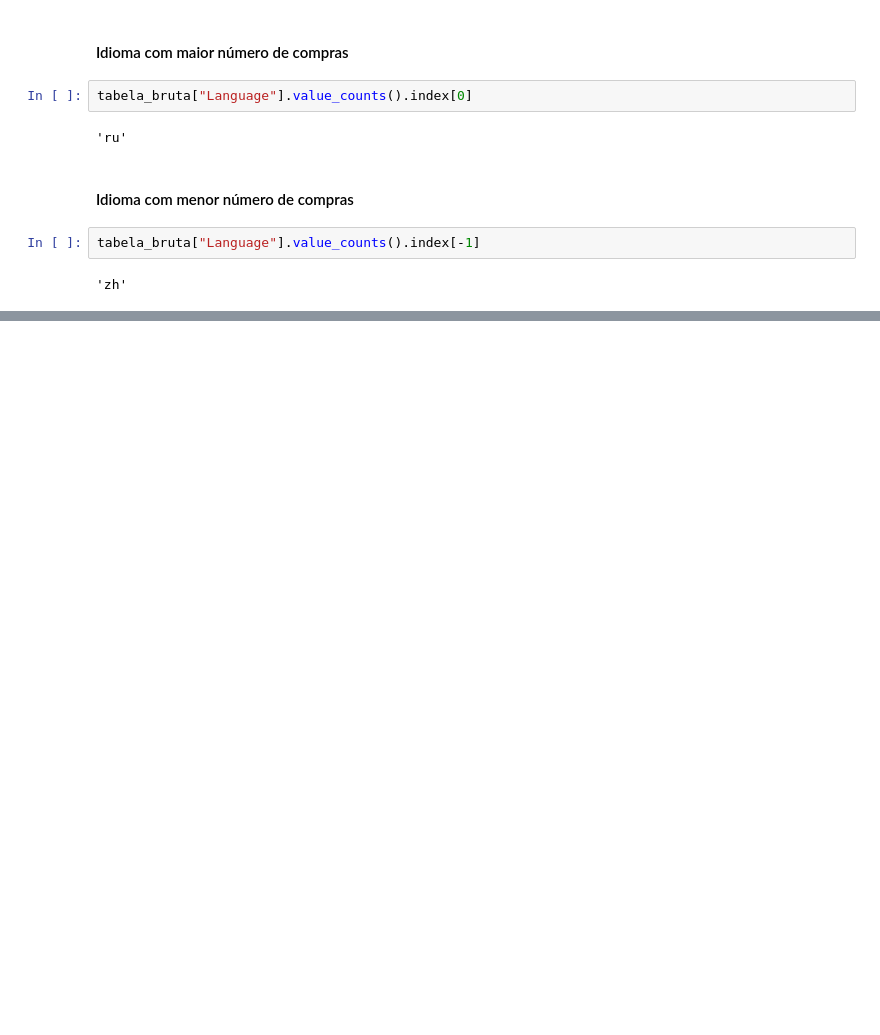
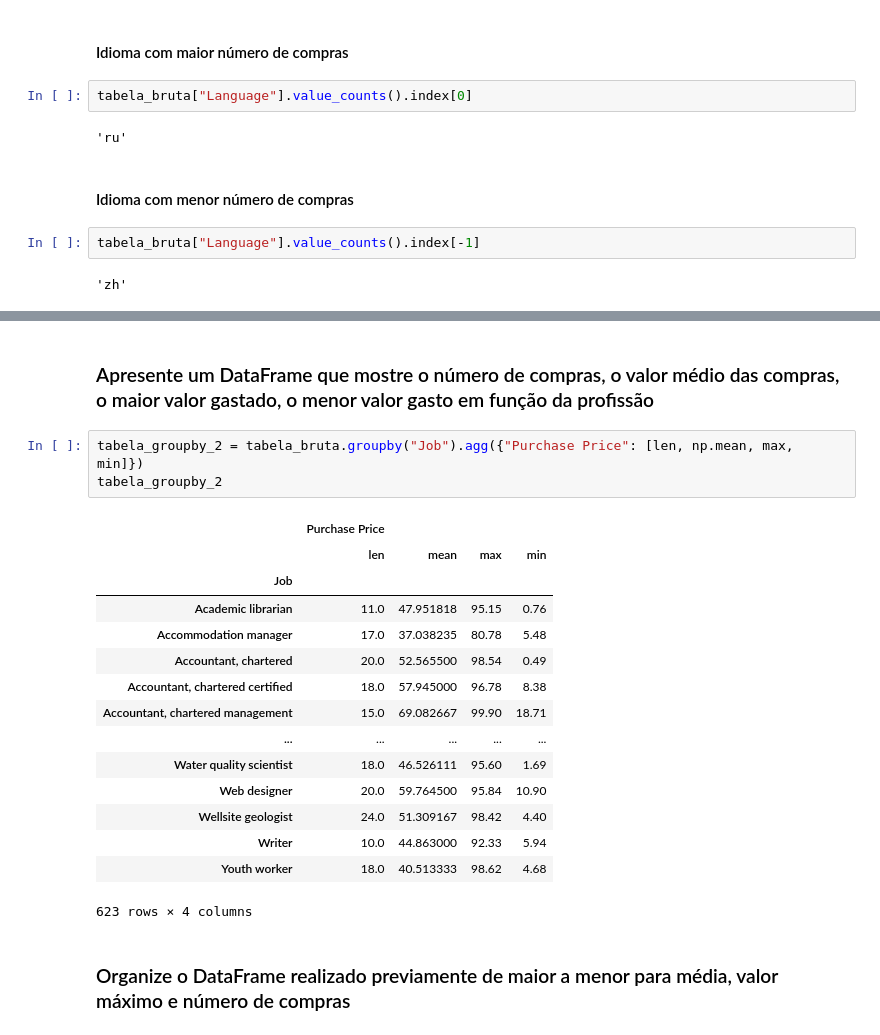
Before and after one commit to FernanMartinez/Curso_Python_Basico, a Jupyter notebook: Aula 12 Pandas/Aula pratica/Pandas aula pratica.ipynb, the cells around one changed output, grey strips where cells are left out. Saved outputs shown, nothing was run; the diff lists cells and outputs as text; blank space fills up the shorter version.

```diff
--- a/Aula 12 Pandas/Aula pratica/Pandas aula pratica.ipynb
+++ b/Aula 12 Pandas/Aula pratica/Pandas aula pratica.ipynb
@@ -228,0 +267,23 @@ tabela_bruta["Language"].value_counts().index[-1]
+# %% [markdown]
+### Apresente um DataFrame que mostre o número de compras, o valor médio das compras, o maior valor gastado, o menor valor gasto em função da profissão
+# %%
+tabela_groupby_2 = tabela_bruta.groupby("Job").agg({"Purchase Price": [len, np.mean, max, min]})
+tabela_groupby_2
+# %% [output]
+|  | Purchase Price |  |  |  |
+|  | len | mean | max | min |
+| Job |  |  |  |  |
+| Academic librarian | 11.0 | 47.951818 | 95.15 | 0.76 |
+| Accommodation manager | 17.0 | 37.038235 | 80.78 | 5.48 |
+| Accountant, chartered | 20.0 | 52.565500 | 98.54 | 0.49 |
+| Accountant, chartered certified | 18.0 | 57.945000 | 96.78 | 8.38 |
+| Accountant, chartered management | 15.0 | 69.082667 | 99.90 | 18.71 |
+| ... | ... | ... | ... | ... |
+| Water quality scientist | 18.0 | 46.526111 | 95.60 | 1.69 |
+| Web designer | 20.0 | 59.764500 | 95.84 | 10.90 |
+| Wellsite geologist | 24.0 | 51.309167 | 98.42 | 4.40 |
+| Writer | 10.0 | 44.863000 | 92.33 | 5.94 |
+| Youth worker | 18.0 | 40.513333 | 98.62 | 4.68 |
+623 rows × 4 columns
+# %% [markdown]
+### Organize o DataFrame realizado previamente de maior a menor para média, valor máximo e número de compras
```
Also changed, not shown: parts of 45 cells of this notebook, 2 other files.
